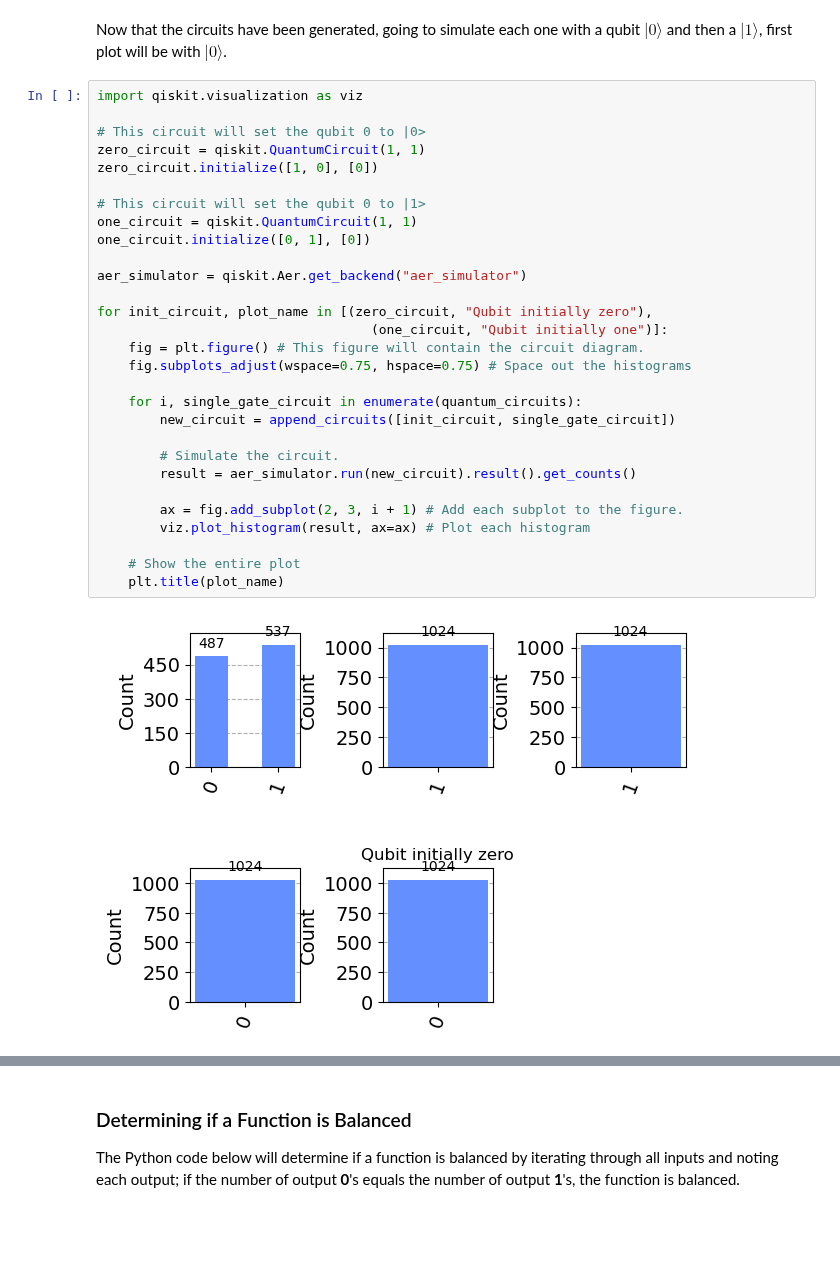
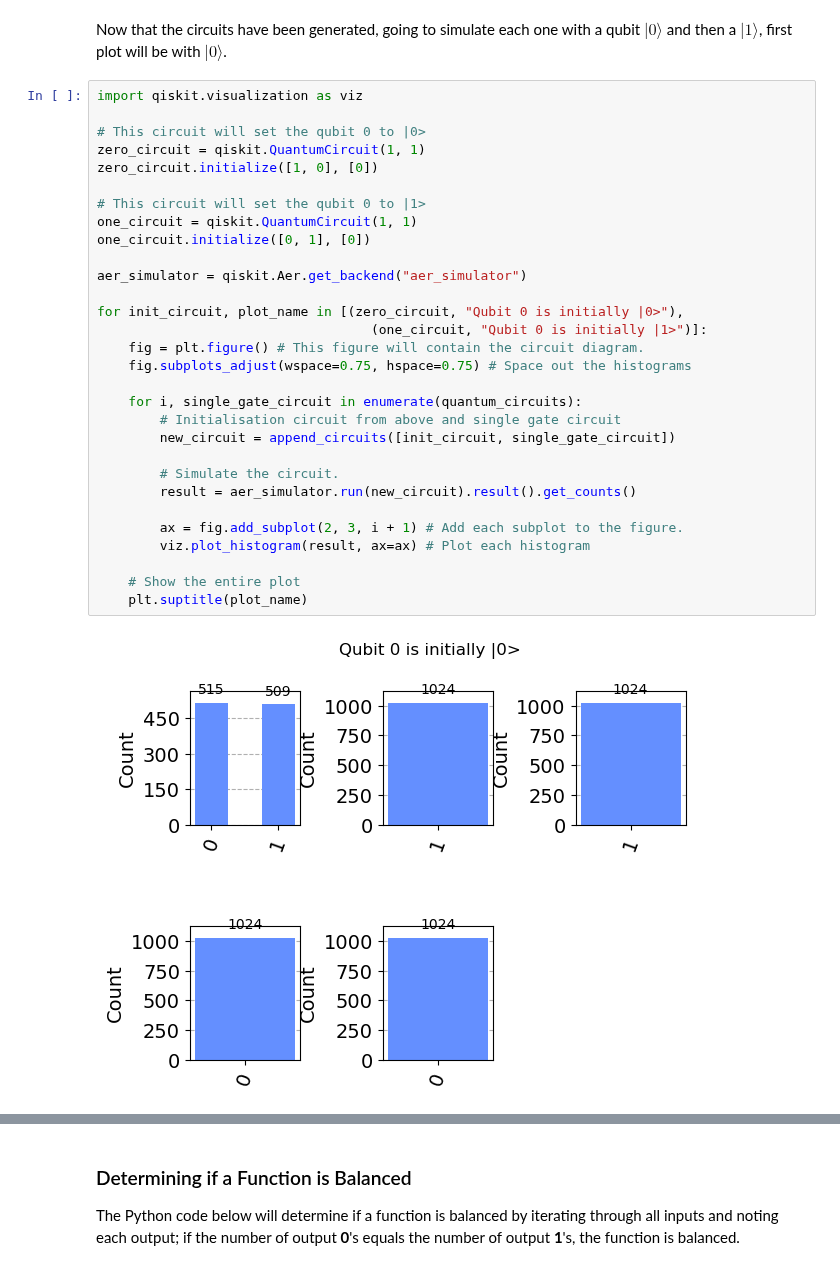
Before and after one commit to G00378925/emerging-technologies, a Jupyter notebook: notebooks/05-quantum-computing.ipynb, the cells around one changed output, grey strips where cells are left out. Drawn from its saved outputs; the diff is of its cells as text; blank space fills up the shorter version.

```diff
--- a/notebooks/05-quantum-computing.ipynb
+++ b/notebooks/05-quantum-computing.ipynb
@@ -284,31 +280,32 @@ Now that the circuits have been generated, going to simulate each one with a qub
 # %%
 import qiskit.visualization as viz
 
 # This circuit will set the qubit 0 to |0>
 zero_circuit = qiskit.QuantumCircuit(1, 1)
 zero_circuit.initialize([1, 0], [0])
 
 # This circuit will set the qubit 0 to |1>
 one_circuit = qiskit.QuantumCircuit(1, 1)
 one_circuit.initialize([0, 1], [0])
 
 aer_simulator = qiskit.Aer.get_backend("aer_simulator")
 
-for init_circuit, plot_name in [(zero_circuit, "Qubit initially zero"),
-                                   (one_circuit, "Qubit initially one")]:
+for init_circuit, plot_name in [(zero_circuit, "Qubit 0 is initially |0>"),
+                                   (one_circuit, "Qubit 0 is initially |1>")]:
     fig = plt.figure() # This figure will contain the circuit diagram.
     fig.subplots_adjust(wspace=0.75, hspace=0.75) # Space out the histograms
 
     for i, single_gate_circuit in enumerate(quantum_circuits):
+        # Initialisation circuit from above and single gate circuit
         new_circuit = append_circuits([init_circuit, single_gate_circuit])
 
         # Simulate the circuit.
         result = aer_simulator.run(new_circuit).result().get_counts()
 
         ax = fig.add_subplot(2, 3, i + 1) # Add each subplot to the figure.
         viz.plot_histogram(result, ax=ax) # Plot each histogram
 
     # Show the entire plot
-    plt.title(plot_name)
+    plt.suptitle(plot_name)
 # %% [output]
-[figure, old version]
+[figure, new version]
```
Also changed, not shown: parts of 29 cells of this notebook.
